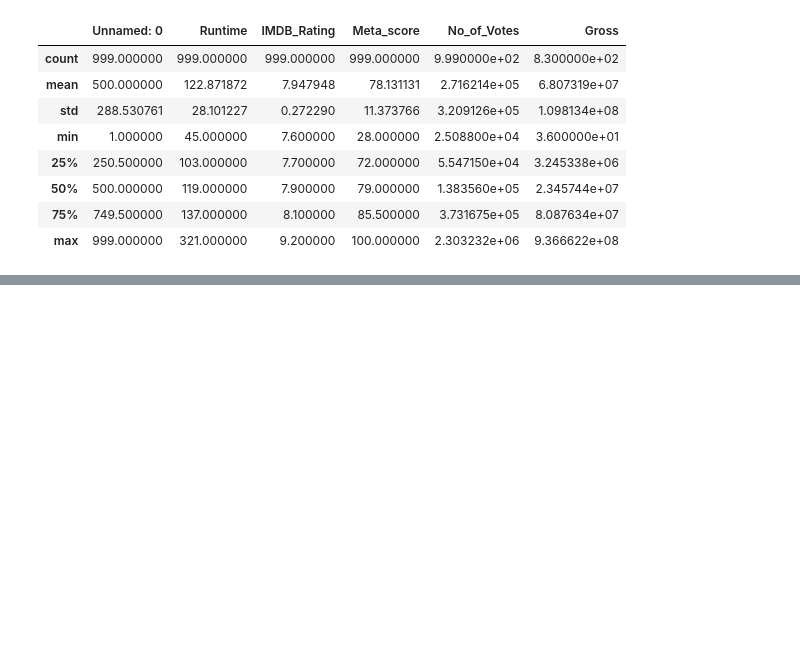
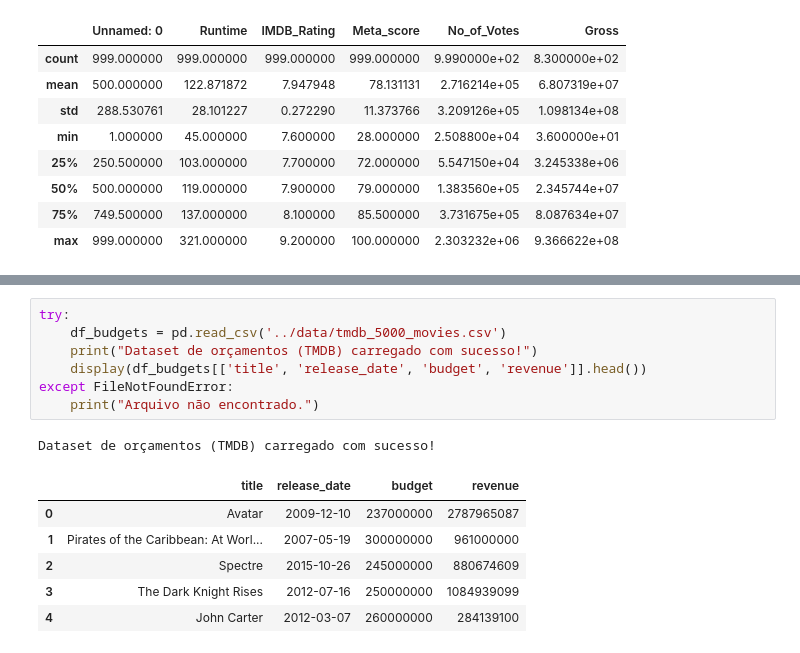
Before and after one commit to amanda-montarroios/projeto_dados_filmes, a Jupyter notebook: notebooks/analise_filmes.ipynb, the cells around one changed output, grey strips where cells are left out. Saved outputs shown, nothing was run; the diff lists cells and outputs as text; blank space fills up the shorter version.

```diff
--- a/notebooks/analise_filmes.ipynb
+++ b/notebooks/analise_filmes.ipynb
@@ -223,0 +247,15 @@ Passing `palette` without assigning `hue` is deprecated and will be removed in v
+# %%
+try:
+    df_budgets = pd.read_csv('../data/tmdb_5000_movies.csv')
+    print("Dataset de orçamentos (TMDB) carregado com sucesso!")
+    display(df_budgets[['title', 'release_date', 'budget', 'revenue']].head())
+except FileNotFoundError:
+    print("Arquivo não encontrado.")
+# %% [output]
+Dataset de orçamentos (TMDB) carregado com sucesso!
+|  | title | release_date | budget | revenue |
+| 0 | Avatar | 2009-12-10 | 237000000 | 2787965087 |
+| 1 | Pirates of the Caribbean: At Worl... | 2007-05-19 | 300000000 | 961000000 |
+| 2 | Spectre | 2015-10-26 | 245000000 | 880674609 |
+| 3 | The Dark Knight Rises | 2012-07-16 | 250000000 | 1084939099 |
+| 4 | John Carter | 2012-03-07 | 260000000 | 284139100 |
```
Also changed, not shown: parts of 6 cells of this notebook, 1 other file.
